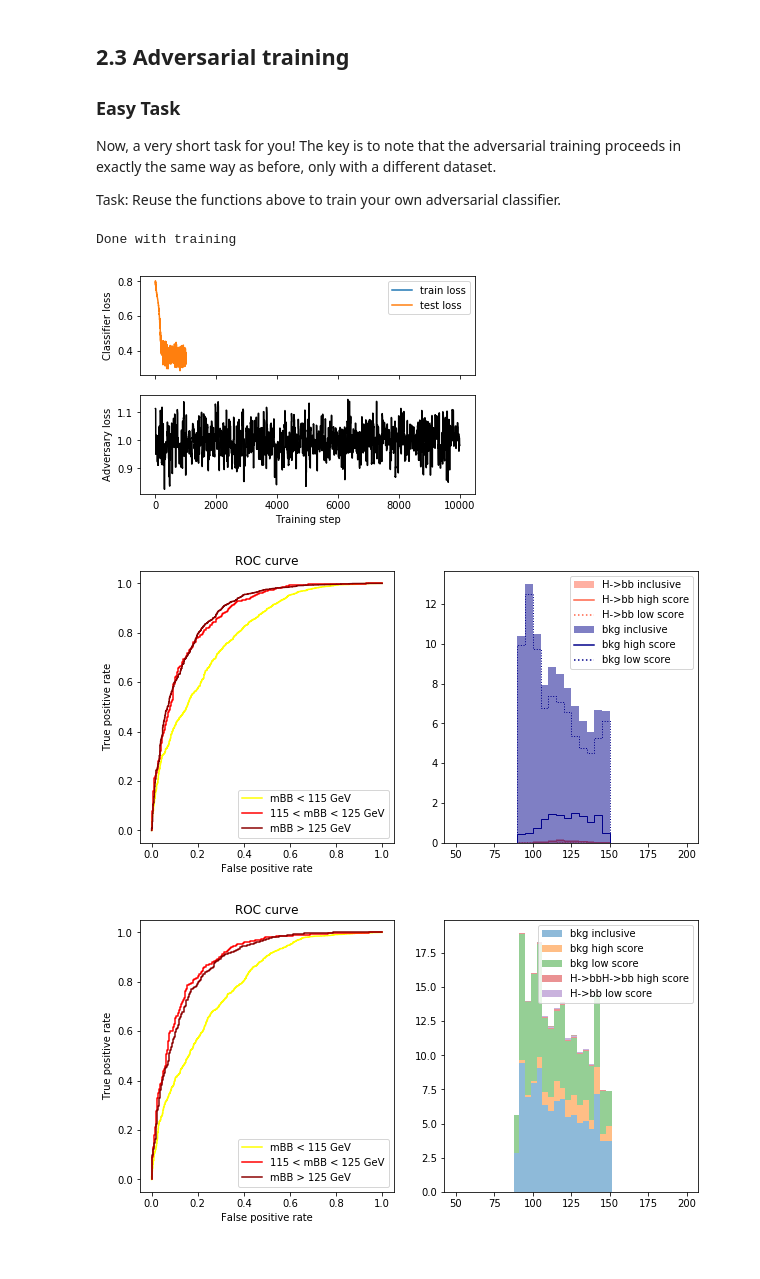
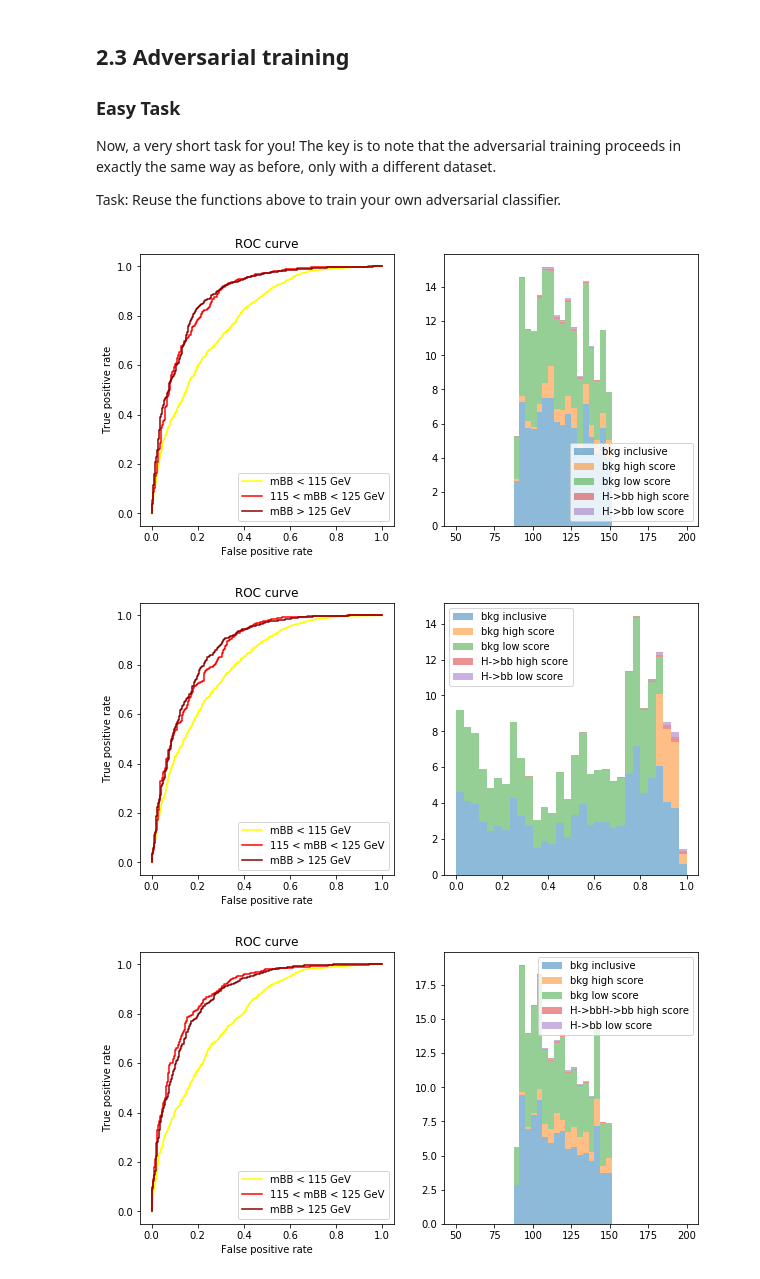
Before and after one commit to hessikaveh/VHbbPytorch, a Jupyter notebook: IndependenceSeminar-Copy2.ipynb, the cells around one changed output. Drawn from its saved outputs; the diff is of its cells as text; code cells hidden in the pictures.

```diff
--- a/IndependenceSeminar-Copy2.ipynb
+++ b/IndependenceSeminar-Copy2.ipynb
@@ -772,17 +816,18 @@ Task: Reuse the functions above to train your own adversarial classifier.
 # %%
 
 #
 # train the classifier here:
-clf_hbb_adv = adversarial_training(generate_hbb, 1000)
+#clf_hbb_adv = adversarial_training(generate_hbb, 1000)
 #
 # evaluate the classifier here:
 evaluate_hbb_classifier(clf_hbb_adv, generate_hbb)
+evaluate_hbb_classifier2(clf_hbb_adv, generate_hbb)
+
 #
 #
 # %% [output]
-Done with training
-[figure, old version]
+[figure, new version]
-[figure, old version]
+[figure, new version]
 # %%
 evaluate_hbb_classifier(clf_hbb_adv, generate_hbb)
 # %% [output]
```
Also changed, not shown: parts of 1 cell of this notebook.
